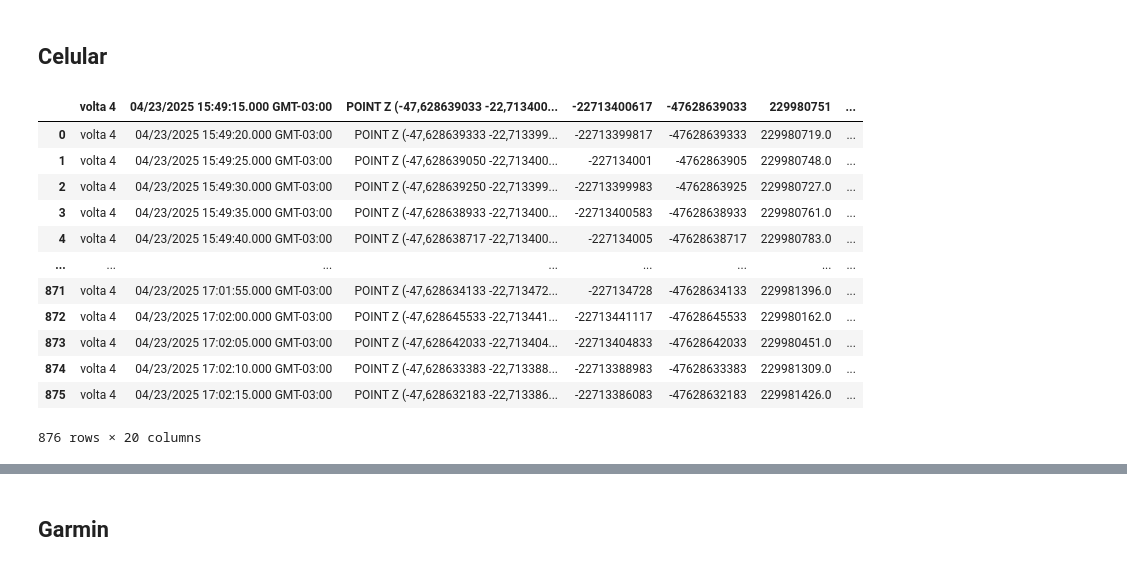
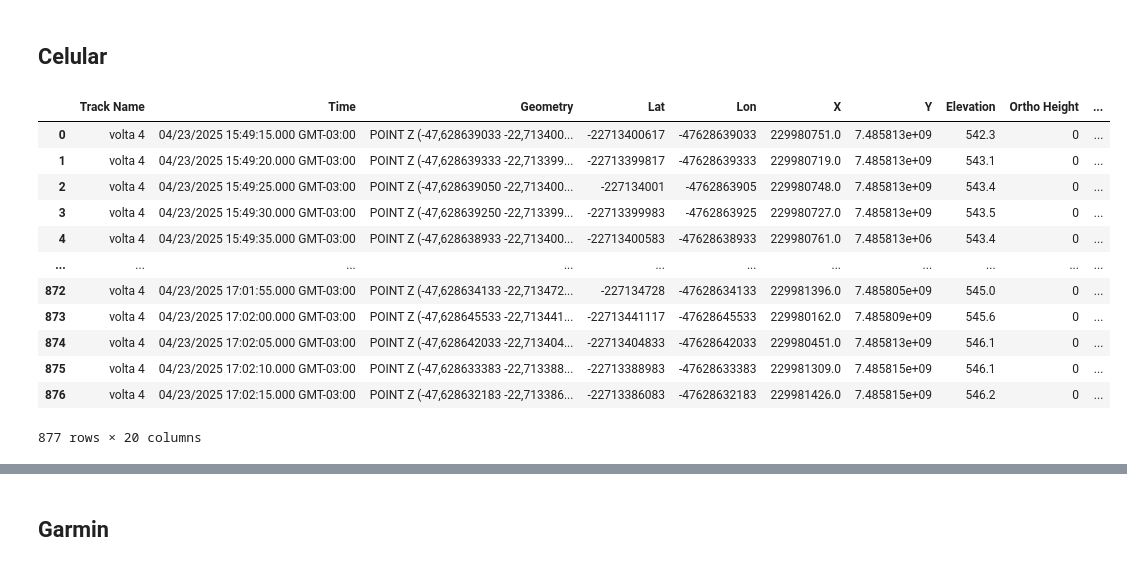
Before and after one commit to GabrielSan99/GNSS_C-A_CODE, a Jupyter notebook: analysis.ipynb, the cells around one changed output, grey strips where cells are left out. Cells and saved outputs as stored; diff of their text form; code cells hidden in the pictures.

```diff
--- a/analysis.ipynb
+++ b/analysis.ipynb
@@ -439,14 +536,13 @@ df_erro_esp32
 | 4 | Ensaio 5 | 5.221031 | 2.731143 | 5.462286 | 10.335323 | 0.023269 | ... |
 | 5 | Ensaio 6 | 4.618108 | 2.409425 | 4.818849 | 9.174511 | 0.033053 | ... |
 # %%
-# Vamos criar uma figura grande para 6 subplots
 fig, axs = plt.subplots(2, 3, figsize=(18, 8))
 axs = axs.flatten()
 
-
 # Para cada ensaio (lap) presente em laps
 for i, lap_name in enumerate(laps.keys()):
-    erros = laps[lap_name]['erro_analysis']['erros_metros']  # Erros individuais já calculados para cada lap
+    # Seleciona os erros do esp32, celular ou garmin, ajustando conforme a necessidade
+    erros = laps[lap_name]['esp32']['erro_analysis']['erros_metros']  # Alterar 'esp32' para 'celular' ou 'garmin' se necessário
 
     # Cria o histograma para cada lap
     axs[i].hist(erros, bins=30, color='blue', edgecolor='black')
@@ -469,11 +565,11 @@ fig, axs = plt.subplots(2, 3, figsize=(18, 10))
 axs = axs.flatten()
 
 for i, lap_name in enumerate(laps_names):
-    # Acessa os resultados já calculados e armazenados no dicionário laps[lap_name]['erro_analysis']
-    media_erro = laps[lap_name]['erro_analysis']['media_erro_m']
-    desvio_erro = laps[lap_name]['erro_analysis']['desvio_erro_m']
-    max_erro = laps[lap_name]['erro_analysis']['max_erro_m']
-    min_erro = laps[lap_name]['erro_analysis']['min_erro_m']
+    # Acessa os resultados já calculados e armazenados no dicionário laps[lap_name]['esp32']['erro_analysis']
+    media_erro = laps[lap_name]['esp32']['erro_analysis']['media_erro_m']
+    desvio_erro = laps[lap_name]['esp32']['erro_analysis']['desvio_erro_m']
+    max_erro = laps[lap_name]['esp32']['erro_analysis']['max_erro_m']
+    min_erro = laps[lap_name]['esp32']['erro_analysis']['min_erro_m']
 
     # Cria uma barra para o erro médio
     axs[i].bar(['Erro Médio'], [media_erro], color='lightblue', edgecolor='black')
@@ -576,19 +676,34 @@ lap_2:
 # %% [markdown]
 ## Celular
 # %%
-df_celular = pd.read_excel("Dados/celular_volta_2.xlsx")
-df_celular
+df_celular_250_1 = pd.read_excel('Dados/celular_volta_4.xlsx') # 25Hz inversor = 2,5ms - lap_1
+df_celular_250_2 = pd.read_excel('Dados/celular_volta_5.xlsx') # 25Hz inversor = 2,5ms - lap_2
+df_celular_250_3 = pd.read_excel('Dados/celular_volta_6.xlsx') # 25Hz inversor = 2,5ms - lap_3
+
+df_celular_125_1 = pd.read_excel('Dados/celular_volta_7.xlsx') # 12,5Hz inversor = 2,5ms - lap_4
+df_celular_125_2 = pd.read_excel('Dados/celular_volta_8.xlsx') # 12,5Hz inversor = 2,5ms - lap_5
+df_celular_125_3 = pd.read_excel('Dados/celular_volta_2.xlsx') # 12,5Hz inversor = 2,5ms - lap_6
+
+
+laps["lap_1"]["celular"]["dataframe"] = df_celular_250_1
+laps["lap_2"]["celular"]["dataframe"] = df_celular_250_2
+laps["lap_3"]["celular"]["dataframe"] = df_celular_250_3
+laps["lap_4"]["celular"]["dataframe"] = df_celular_125_1
+laps["lap_5"]["celular"]["dataframe"] = df_celular_125_2
+laps["lap_6"]["celular"]["dataframe"] = df_celular_125_3
+
+laps["lap_6"]["celular"]["dataframe"]
 # %% [output]
-|  | volta 4 | 04/23/2025 15:49:15.000 GMT-03:00 | POINT Z (-47,628639033 -22,713400... | -22713400617 | -47628639033 | 229980751 | ... |
-| 0 | volta 4 | 04/23/2025 15:49:20.000 GMT-03:00 | POINT Z (-47,628639333 -22,713399... | -22713399817 | -47628639333 | 229980719.0 | ... |
-| 1 | volta 4 | 04/23/2025 15:49:25.000 GMT-03:00 | POINT Z (-47,628639050 -22,713400... | -227134001 | -4762863905 | 229980748.0 | ... |
-| 2 | volta 4 | 04/23/2025 15:49:30.000 GMT-03:00 | POINT Z (-47,628639250 -22,713399... | -22713399983 | -4762863925 | 229980727.0 | ... |
-| 3 | volta 4 | 04/23/2025 15:49:35.000 GMT-03:00 | POINT Z (-47,628638933 -22,713400... | -22713400583 | -47628638933 | 229980761.0 | ... |
-| 4 | volta 4 | 04/23/2025 15:49:40.000 GMT-03:00 | POINT Z (-47,628638717 -22,713400... | -227134005 | -47628638717 | 229980783.0 | ... |
-| ... | ... | ... | ... | ... | ... | ... | ... |
-| 871 | volta 4 | 04/23/2025 17:01:55.000 GMT-03:00 | POINT Z (-47,628634133 -22,713472... | -227134728 | -47628634133 | 229981396.0 | ... |
-| 872 | volta 4 | 04/23/2025 17:02:00.000 GMT-03:00 | POINT Z (-47,628645533 -22,713441... | -22713441117 | -47628645533 | 229980162.0 | ... |
-| 873 | volta 4 | 04/23/2025 17:02:05.000 GMT-03:00 | POINT Z (-47,628642033 -22,713404... | -22713404833 | -47628642033 | 229980451.0 | ... |
-| 874 | volta 4 | 04/23/2025 17:02:10.000 GMT-03:00 | POINT Z (-47,628633383 -22,713388... | -22713388983 | -47628633383 | 229981309.0 | ... |
-| 875 | volta 4 | 04/23/2025 17:02:15.000 GMT-03:00 | POINT Z (-47,628632183 -22,713386... | -22713386083 | -47628632183 | 229981426.0 | ... |
+|  | Track Name | Time | Geometry | Lat | Lon | X | Y | Elevation | Ortho Height | ... |
+| 0 | volta 4 | 04/23/2025 15:49:15.000 GMT-03:00 | POINT Z (-47,628639033 -22,713400... | -22713400617 | -47628639033 | 229980751.0 | 7.485813e+09 | 542.3 | 0 | ... |
+| 1 | volta 4 | 04/23/2025 15:49:20.000 GMT-03:00 | POINT Z (-47,628639333 -22,713399... | -22713399817 | -47628639333 | 229980719.0 | 7.485813e+09 | 543.1 | 0 | ... |
+| 2 | volta 4 | 04/23/2025 15:49:25.000 GMT-03:00 | POINT Z (-47,628639050 -22,713400... | -227134001 | -4762863905 | 229980748.0 | 7.485813e+09 | 543.4 | 0 | ... |
+| 3 | volta 4 | 04/23/2025 15:49:30.000 GMT-03:00 | POINT Z (-47,628639250 -22,713399... | -22713399983 | -4762863925 | 229980727.0 | 7.485813e+09 | 543.5 | 0 | ... |
+| 4 | volta 4 | 04/23/2025 15:49:35.000 GMT-03:00 | POINT Z (-47,628638933 -22,713400... | -22713400583 | -47628638933 | 229980761.0 | 7.485813e+06 | 543.4 | 0 | ... |
+| ... | ... | ... | ... | ... | ... | ... | ... | ... | ... | ... |
+| 872 | volta 4 | 04/23/2025 17:01:55.000 GMT-03:00 | POINT Z (-47,628634133 -22,713472... | -227134728 | -47628634133 | 229981396.0 | 7.485805e+09 | 545.0 | 0 | ... |
+| 873 | volta 4 | 04/23/2025 17:02:00.000 GMT-03:00 | POINT Z (-47,628645533 -22,713441... | -22713441117 | -47628645533 | 229980162.0 | 7.485809e+09 | 545.6 | 0 | ... |
+| 874 | volta 4 | 04/23/2025 17:02:05.000 GMT-03:00 | POINT Z (-47,628642033 -22,713404... | -22713404833 | -47628642033 | 229980451.0 | 7.485813e+09 | 546.1 | 0 | ... |
+| 875 | volta 4 | 04/23/2025 17:02:10.000 GMT-03:00 | POINT Z (-47,628633383 -22,713388... | -22713388983 | -47628633383 | 229981309.0 | 7.485815e+09 | 546.1 | 0 | ... |
+| 876 | volta 4 | 04/23/2025 17:02:15.000 GMT-03:00 | POINT Z (-47,628632183 -22,713386... | -22713386083 | -47628632183 | 229981426.0 | 7.485815e+09 | 546.2 | 0 | ... |
-876 rows × 20 columns
+877 rows × 20 columns
```
Also changed, not shown: parts of 28 cells of this notebook, 36 other files.
